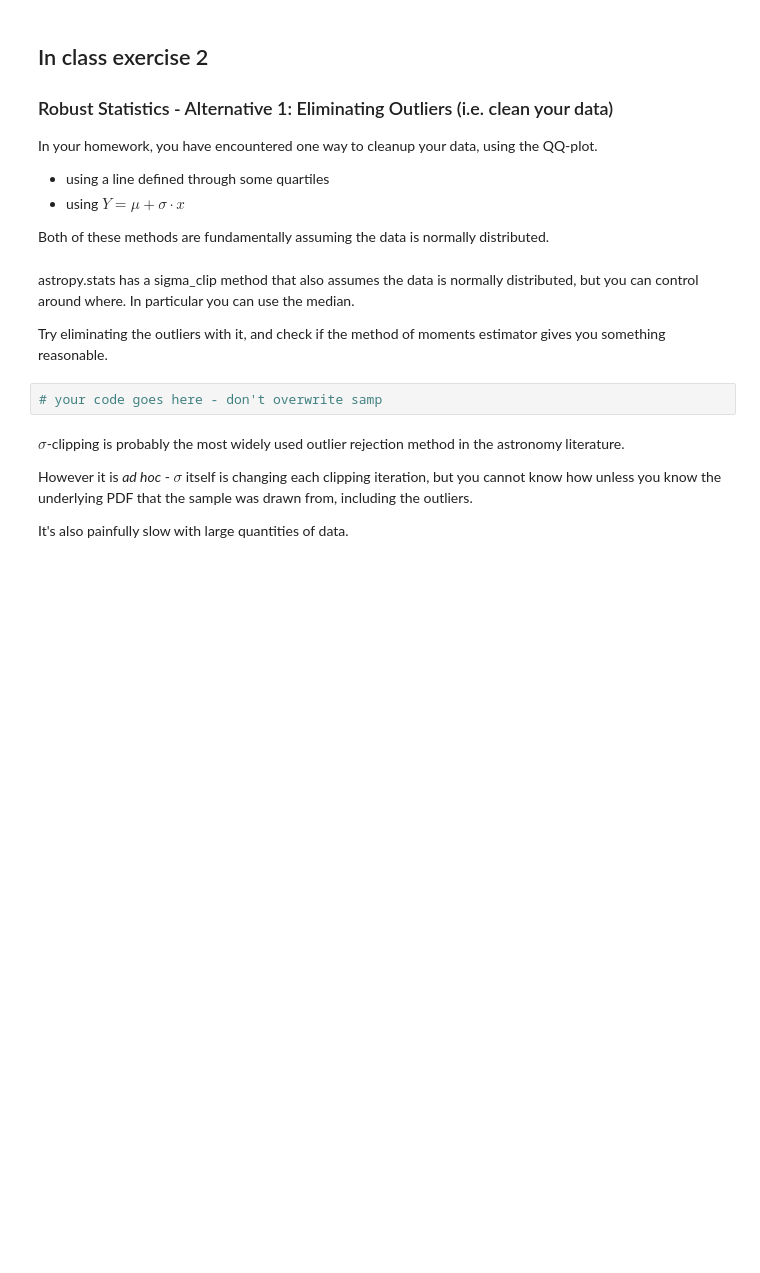
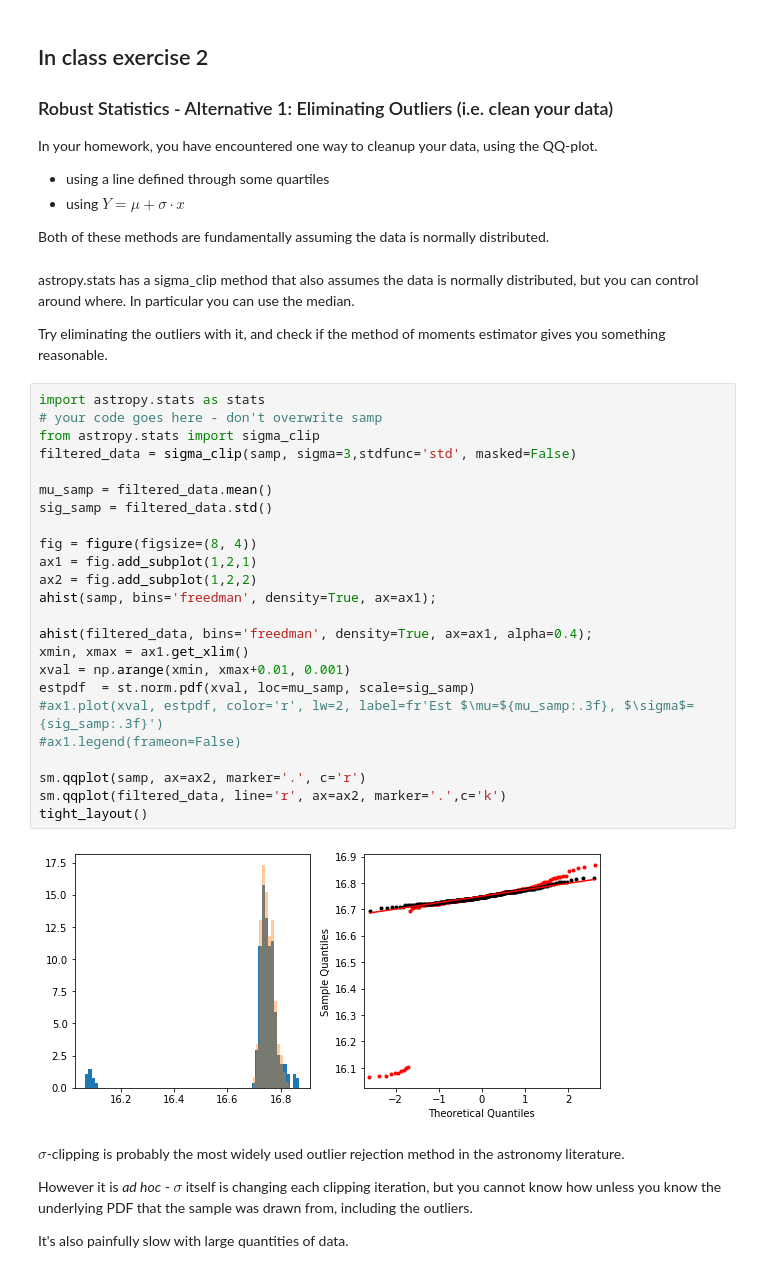
Before and after one commit to gnarayan/ast596_2020_Spring, a Jupyter notebook: 02/week02.ipynb, the cells around one changed output. Cells and saved outputs as stored; diff of their text form; blank space fills up the shorter version.

```diff
--- a/02/week02.ipynb
+++ b/02/week02.ipynb
@@ -232,8 +238,32 @@ Both of these methods are fundamentally assuming the data is normally distribute
 astropy.stats has a sigma_clip method that also assumes the data is normally distributed, but you can control around where. In particular you can use the median.
 
 Try eliminating the outliers with it, and check if the method of moments estimator gives you something reasonable.
-# %%
-# your code goes here - don't overwrite samp
+# %%
+import astropy.stats as stats
+# your code goes here - don't overwrite samp
+from astropy.stats import sigma_clip
+filtered_data = sigma_clip(samp, sigma=3,stdfunc='std', masked=False)
+
+mu_samp = filtered_data.mean()
+sig_samp = filtered_data.std()
+
+fig = figure(figsize=(8, 4))
+ax1 = fig.add_subplot(1,2,1)
+ax2 = fig.add_subplot(1,2,2)
+ahist(samp, bins='freedman', density=True, ax=ax1);
+
+ahist(filtered_data, bins='freedman', density=True, ax=ax1, alpha=0.4);
+xmin, xmax = ax1.get_xlim()
+xval = np.arange(xmin, xmax+0.01, 0.001)
+estpdf  = st.norm.pdf(xval, loc=mu_samp, scale=sig_samp)
+#ax1.plot(xval, estpdf, color='r', lw=2, label=fr'Est $\mu=${mu_samp:.3f}, $\sigma$={sig_samp:.3f}')
+#ax1.legend(frameon=False)
+
+sm.qqplot(samp, ax=ax2, marker='.', c='r')
+sm.qqplot(filtered_data, line='r', ax=ax2, marker='.',c='k')
+tight_layout()
+# %% [output]
+[figure, added]
 # %% [markdown]
 $\sigma$-clipping is probably the most widely used outlier rejection method in the astronomy literature.
 
```
Also changed, not shown: parts of 5 cells of this notebook, 3 other files.
